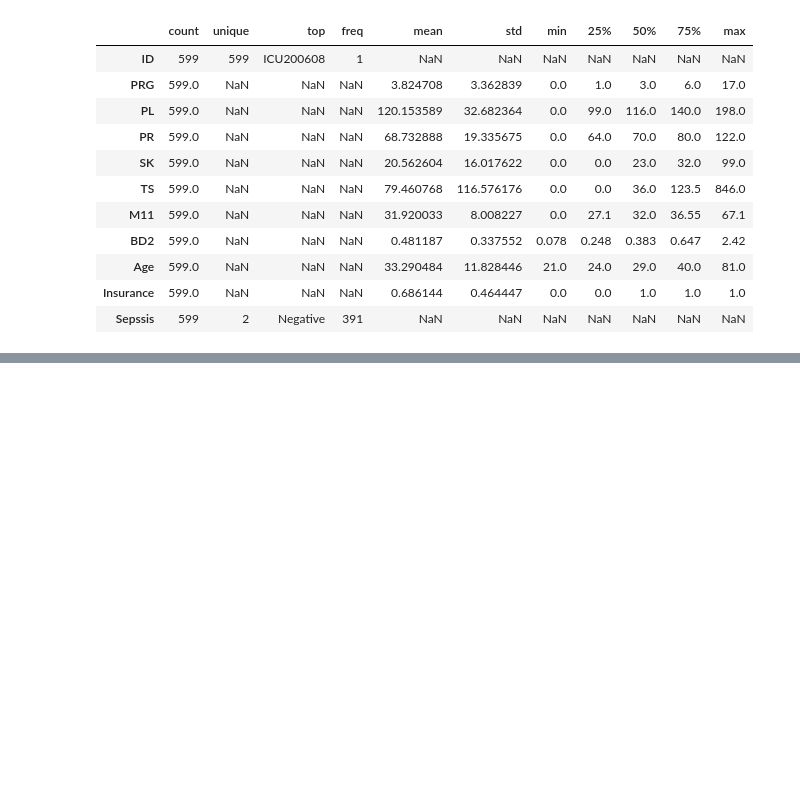
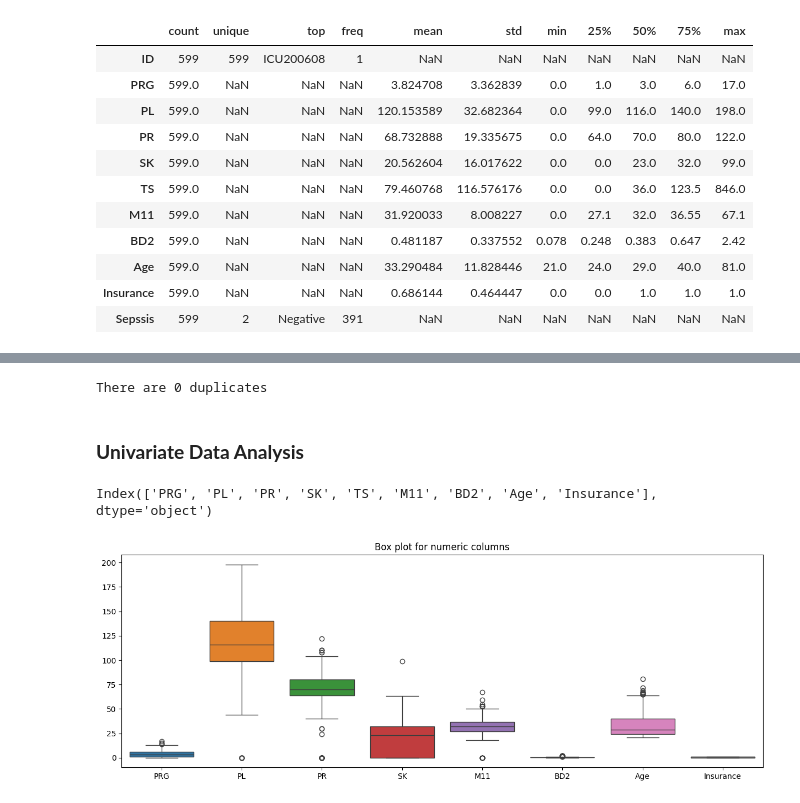
Before and after one commit to Felo10coder/Machine-Learning-API-s, a Jupyter notebook: ML_APIs.ipynb, the cells around one changed output, grey strips where cells are left out. Cells and saved outputs as stored; diff of their text form; code cells hidden in the pictures; blank space fills up the shorter version.

```diff
--- a/ML_APIs.ipynb
+++ b/ML_APIs.ipynb
@@ -137,0 +162,24 @@ df.describe(include='all').T
+# %%
+## checking for duplicates
+df.duplicated().sum()
+print(f'There are {df.duplicated().sum()} duplicates')
+# %% [output]
+There are 0 duplicates
+# %% [markdown]
+### **Univariate Data Analysis**
+# %%
+## defining the numeric columns
+numeric_cols = [column for column in df.columns if df[column].dtype!='O']
+numeric_cols_df = df[numeric_cols]
+numeric_cols_df.columns
+# %% [output]
+Index(['PRG', 'PL', 'PR', 'SK', 'TS', 'M11', 'BD2', 'Age', 'Insurance'], dtype='object')
+# %%
+### plotting a box plot for numeric columns
+plt.figure(figsize=(15, 5))
+plt.tight_layout()
+box=sns.boxplot(numeric_cols_df.drop(['TS'],axis=1))
+plt.title('Box plot for numeric columns')
+plt.show()
+# %% [output]
+[figure, added]
```
Also changed, not shown: parts of 49 cells of this notebook.
